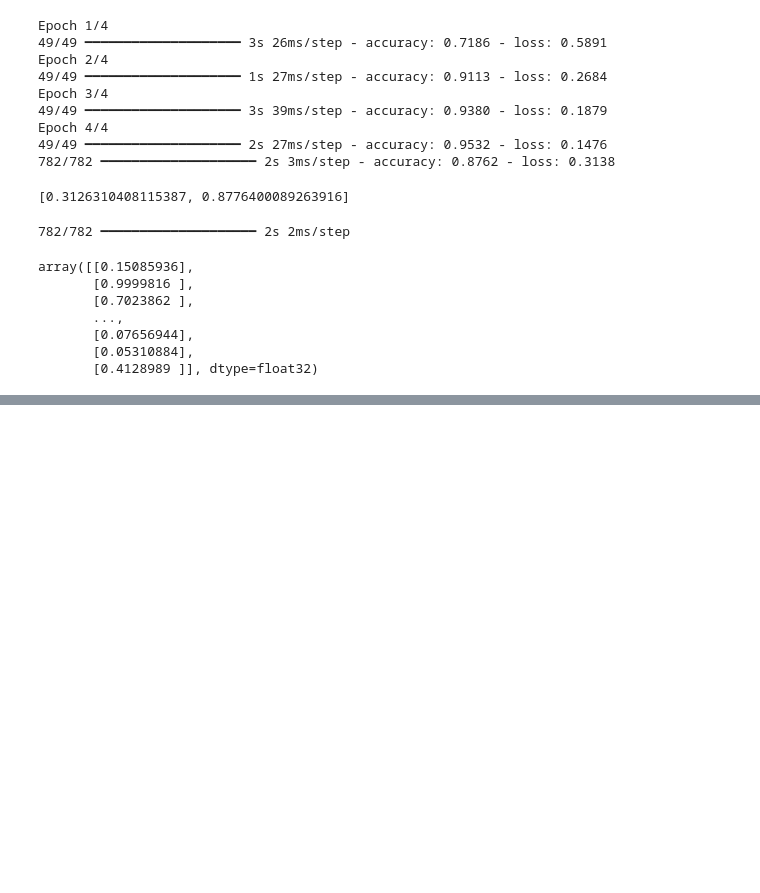
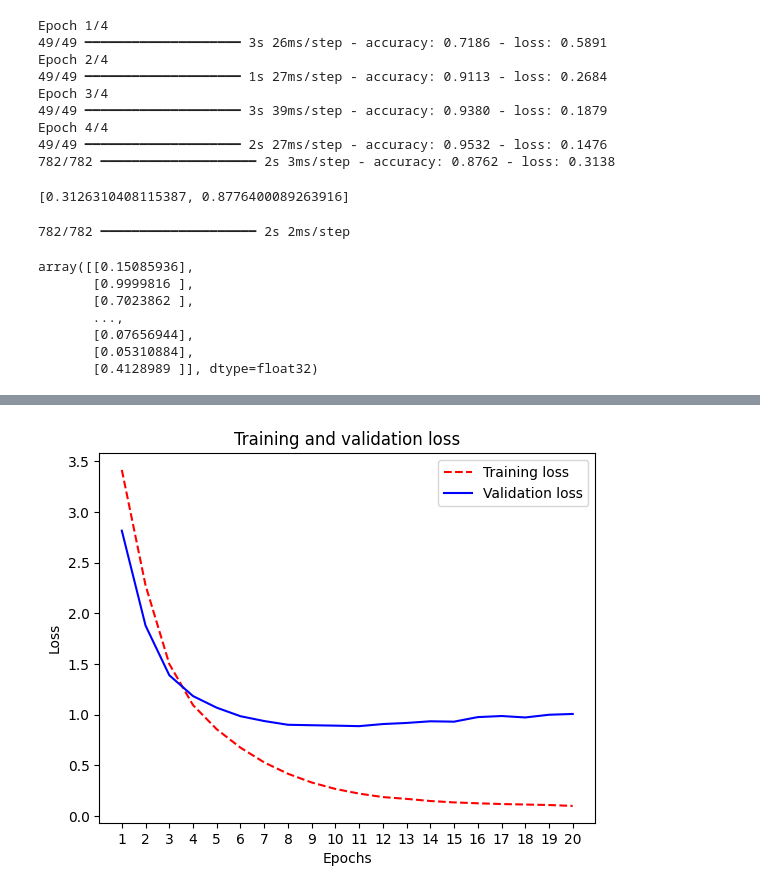
Before and after one commit to devflash101/POC, a Jupyter notebook: Deep Learning/chapter04_classification-and-regression.ipynb, the cells around one changed output, grey strips where cells are left out. Saved outputs shown, nothing was run; the diff lists cells and outputs as text; code cells hidden in the pictures; blank space fills up the shorter version.

```diff
--- a/Deep Learning/chapter04_classification-and-regression.ipynb
+++ b/Deep Learning/chapter04_classification-and-regression.ipynb
@@ -217,0 +304,5 @@ array([[0.15085936],
+# %%
+from keras.utils import to_categorical
+
+y_train = to_categorical(train_labels)
+y_test = to_categorical(test_labels)
@@ -217,0 +322,22 @@ array([[0.15085936],
+# %%
+top_3_accuracy = keras.metrics.TopKCategoricalAccuracy(
+    k=3, name="top_3_accuracy"
+)
+model.compile(
+    optimizer="adam",
+    loss="categorical_crossentropy",
+    metrics=["accuracy", top_3_accuracy],
+)
+# %%
+x_val = x_train[:1000]
+partial_x_train = x_train[1000:]
+y_val = y_train[:1000]
+partial_y_train = y_train[1000:]
+# %%
+history = model.fit(
+    partial_x_train,
+    partial_y_train,
+    epochs=20,
+    batch_size=512,
+    validation_data=(x_val, y_val),
+)
@@ -217,0 +362,16 @@ array([[0.15085936],
+# %%
+import matplotlib.pyplot as plt
+
+loss = history.history["loss"]
+val_loss = history.history["val_loss"]
+epochs = range(1, len(loss) + 1)
+plt.plot(epochs, loss, "r--", label="Training loss")
+plt.plot(epochs, val_loss, "b", label="Validation loss")
+plt.title("Training and validation loss")
+plt.xlabel("Epochs")
+plt.xticks(epochs)
+plt.ylabel("Loss")
+plt.legend()
+plt.show()
+# %% [output]
+[figure, added]
```
Also changed, not shown: parts of 28 cells of this notebook.
